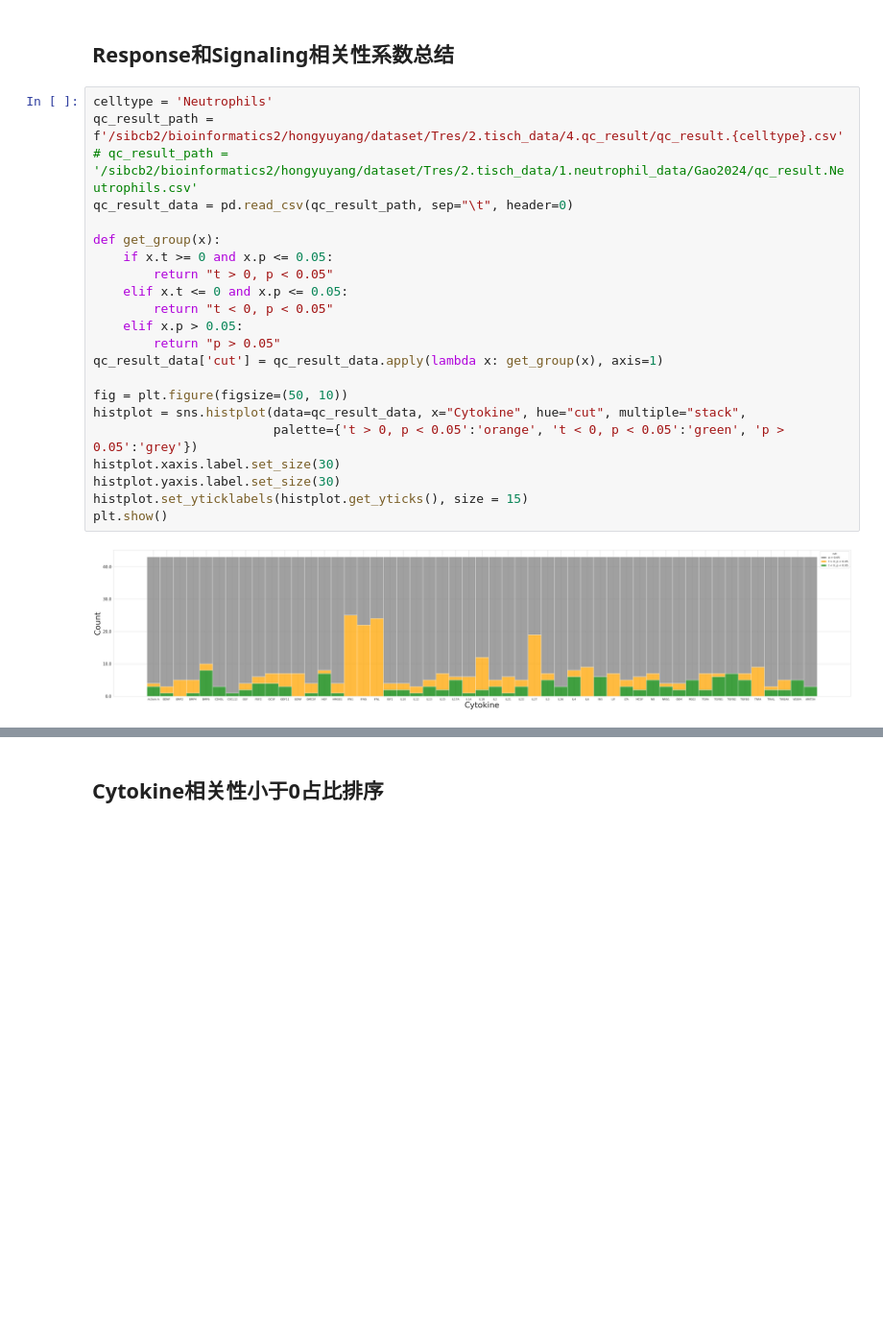
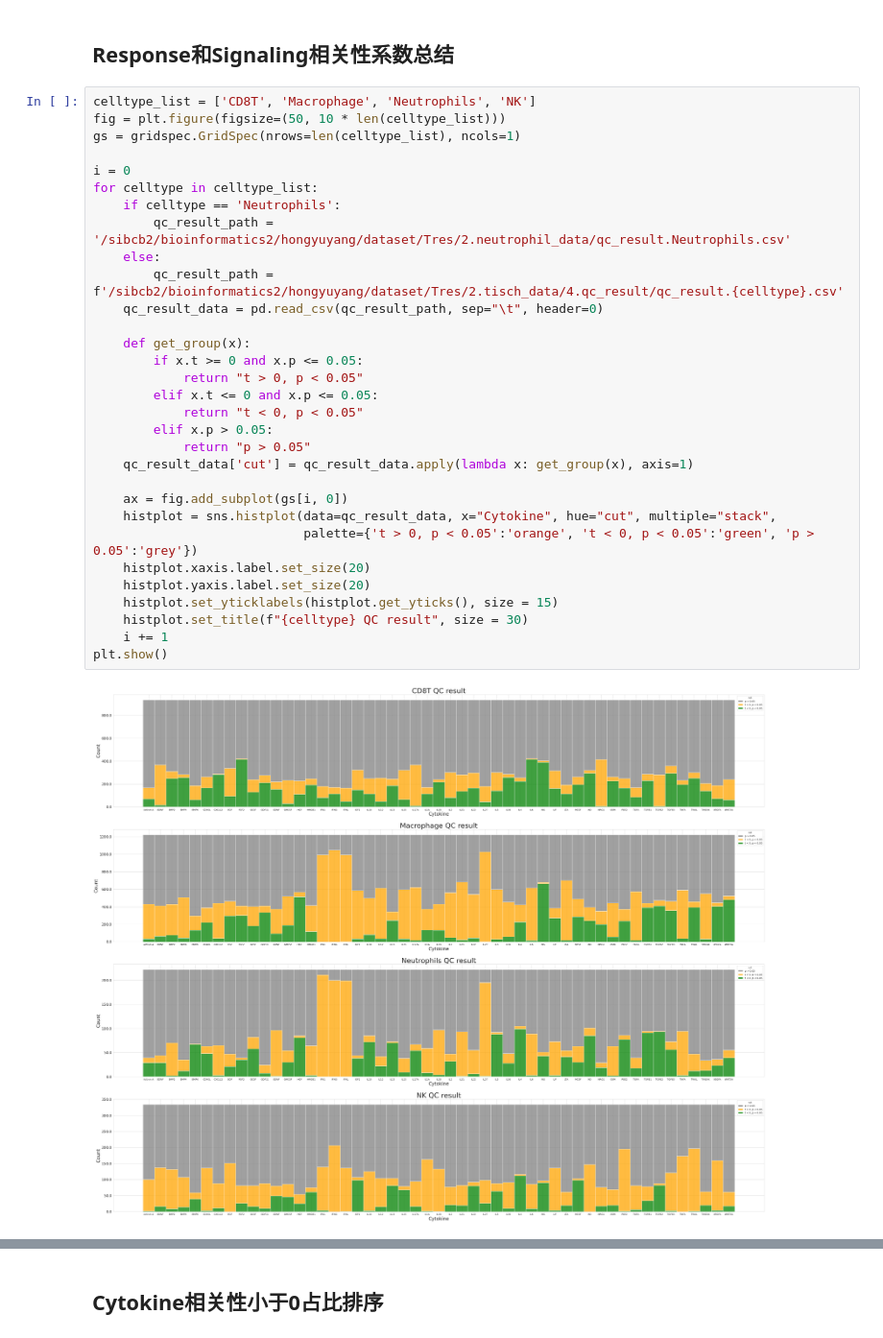
Before and after one commit to yoyoong/Tres, a Jupyter notebook: 2.mTres/qc_plot.ipynb, the cells around one changed output, grey strips where cells are left out. Shown at 96% size. Saved outputs shown, nothing was run; the diff lists cells and outputs as text; blank space fills up the shorter version.

```diff
--- a/2.mTres/qc_plot.ipynb
+++ b/2.mTres/qc_plot.ipynb
@@ -70,27 +77,36 @@ plt.show()
 # %% [markdown]
 ## Response和Signaling相关性系数总结
 # %%
-celltype = 'Neutrophils'
-qc_result_path = f'/sibcb2/bioinformatics2/hongyuyang/dataset/Tres/2.tisch_data/4.qc_result/qc_result.{celltype}.csv'
-# qc_result_path = '/sibcb2/bioinformatics2/hongyuyang/dataset/Tres/2.tisch_data/1.neutrophil_data/Gao2024/qc_result.Neutrophils.csv'
-qc_result_data = pd.read_csv(qc_result_path, sep="\t", header=0)
+celltype_list = ['CD8T', 'Macrophage', 'Neutrophils', 'NK']
+fig = plt.figure(figsize=(50, 10 * len(celltype_list)))
+gs = gridspec.GridSpec(nrows=len(celltype_list), ncols=1)
 
-def get_group(x):
-    if x.t >= 0 and x.p <= 0.05:
-        return "t > 0, p < 0.05"
-    elif x.t <= 0 and x.p <= 0.05:
-        return "t < 0, p < 0.05"
-    elif x.p > 0.05:
-        return "p > 0.05"
-qc_result_data['cut'] = qc_result_data.apply(lambda x: get_group(x), axis=1)
+i = 0
+for celltype in celltype_list:
+    if celltype == 'Neutrophils':
+        qc_result_path = '/sibcb2/bioinformatics2/hongyuyang/dataset/Tres/2.neutrophil_data/qc_result.Neutrophils.csv'
+    else:
+        qc_result_path = f'/sibcb2/bioinformatics2/hongyuyang/dataset/Tres/2.tisch_data/4.qc_result/qc_result.{celltype}.csv'
+    qc_result_data = pd.read_csv(qc_result_path, sep="\t", header=0)
 
-fig = plt.figure(figsize=(50, 10))
-histplot = sns.histplot(data=qc_result_data, x="Cytokine", hue="cut", multiple="stack",
-                        palette={'t > 0, p < 0.05':'orange', 't < 0, p < 0.05':'green', 'p > 0.05':'grey'})
-histplot.xaxis.label.set_size(30)
-histplot.yaxis.label.set_size(30)
-histplot.set_yticklabels(histplot.get_yticks(), size = 15)
+    def get_group(x):
+        if x.t >= 0 and x.p <= 0.05:
+            return "t > 0, p < 0.05"
+        elif x.t <= 0 and x.p <= 0.05:
+            return "t < 0, p < 0.05"
+        elif x.p > 0.05:
+            return "p > 0.05"
+    qc_result_data['cut'] = qc_result_data.apply(lambda x: get_group(x), axis=1)
+
+    ax = fig.add_subplot(gs[i, 0])
+    histplot = sns.histplot(data=qc_result_data, x="Cytokine", hue="cut", multiple="stack",
+                            palette={'t > 0, p < 0.05':'orange', 't < 0, p < 0.05':'green', 'p > 0.05':'grey'})
+    histplot.xaxis.label.set_size(20)
+    histplot.yaxis.label.set_size(20)
+    histplot.set_yticklabels(histplot.get_yticks(), size = 15)
+    histplot.set_title(f"{celltype} QC result", size = 30)
+    i += 1
 plt.show()
 # %% [output]
-[figure, old version]
+[figure, new version]
 # %%
```
Also changed, not shown: parts of 5 cells of this notebook, 16 other files.
